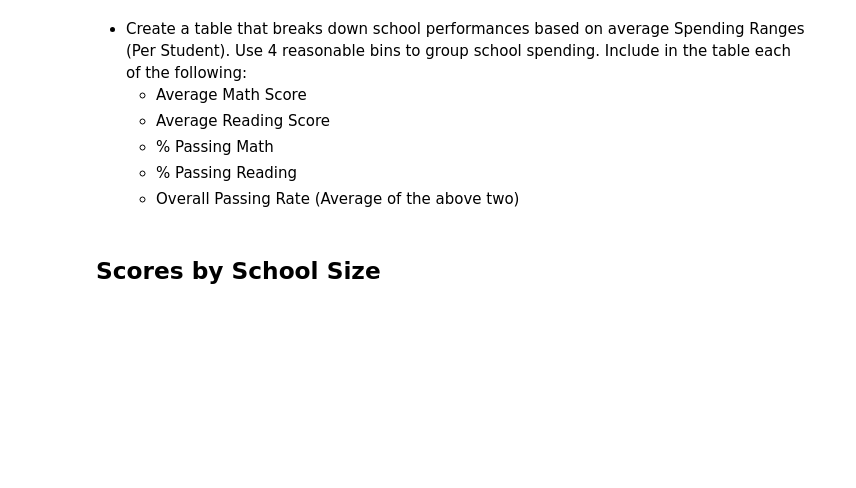
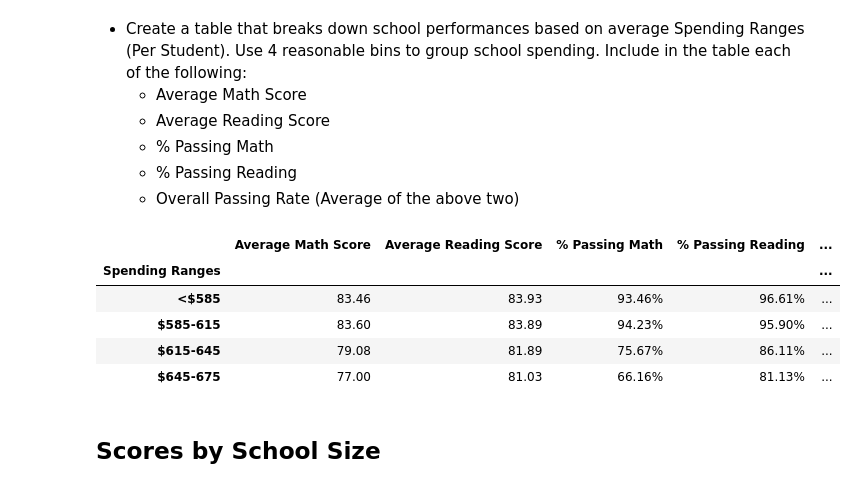
Before and after one commit to marieo31/Pandas_challenge, a Jupyter notebook: PyCitySchools.ipynb, the cells around one changed output. Cells and saved outputs as stored; diff of their text form; code cells hidden in the pictures; blank space fills up the shorter version.

```diff
--- a/PyCitySchools.ipynb
+++ b/PyCitySchools.ipynb
@@ -341,6 +341,37 @@ reading_score_bygrade
 # Sample bins. Feel free to create your own bins.
 spending_bins = [0, 585, 615, 645, 675]
 group_names = ["<$585", "$585-615", "$615-645", "$645-675"]
+# %%
+# Cutting the School dataFrame into spending ranges
+super_school_data['Spending Ranges'] = pd.cut(super_school_data['Per student budget'], spending_bins, labels=group_names)
+
+# Grouping by the spending Ranges
+grouped_by_spendingCat = super_school_data.groupby("Spending Ranges")
+
+# Building the summary dataframe containing the score by spending range
+score_by_spending = pd.DataFrame({"Average Math Score": grouped_by_spendingCat['Average Math Score'].mean(),
+                      "Average Reading Score": grouped_by_spendingCat['Average Reading Score'].mean(),
+                    "% Passing Math": grouped_by_spendingCat['% Passing Math'].mean(),
+                       "% Passing Reading": grouped_by_spendingCat['% Passing Reading'].mean(),
+                       "% Overall Passing Rate": grouped_by_spendingCat['% Overall Passing Rate'].mean(),
+                      })
+
+# Formating
+score_by_spending = format_numeric(score_by_spending,"Average Math Score", "2d_float" )
+score_by_spending = format_numeric(score_by_spending,"Average Reading Score", "2d_float" )
+score_by_spending = format_numeric(score_by_spending,"% Passing Math", "percent" )
+score_by_spending = format_numeric(score_by_spending,"% Passing Reading", "percent" )
+score_by_spending = format_numeric(score_by_spending,"% Overall Passing Rate", "percent" )
+
+# Display
+score_by_spending
+# %% [output]
+|  | Average Math Score | Average Reading Score | % Passing Math | % Passing Reading | ... |
+| Spending Ranges |  |  |  |  | ... |
+| <$585 | 83.46 | 83.93 | 93.46% | 96.61% | ... |
+| $585-615 | 83.60 | 83.89 | 94.23% | 95.90% | ... |
+| $615-645 | 79.08 | 81.89 | 75.67% | 86.11% | ... |
+| $645-675 | 77.00 | 81.03 | 66.16% | 81.13% | ... |
 # %% [markdown]
 ## Scores by School Size
 # %% [markdown]
```
Also changed, not shown: parts of 2 cells of this notebook, 1 other file.
